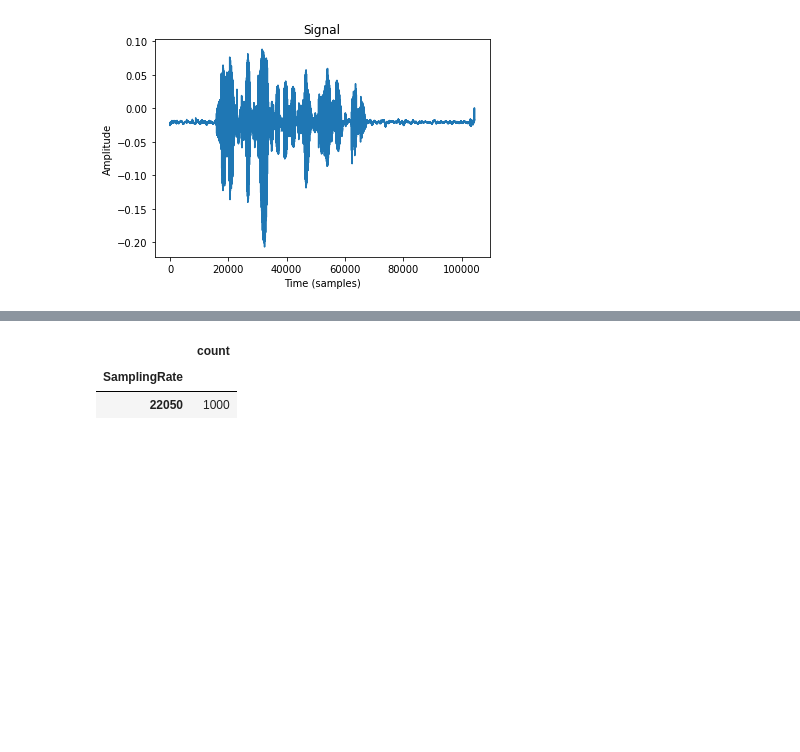
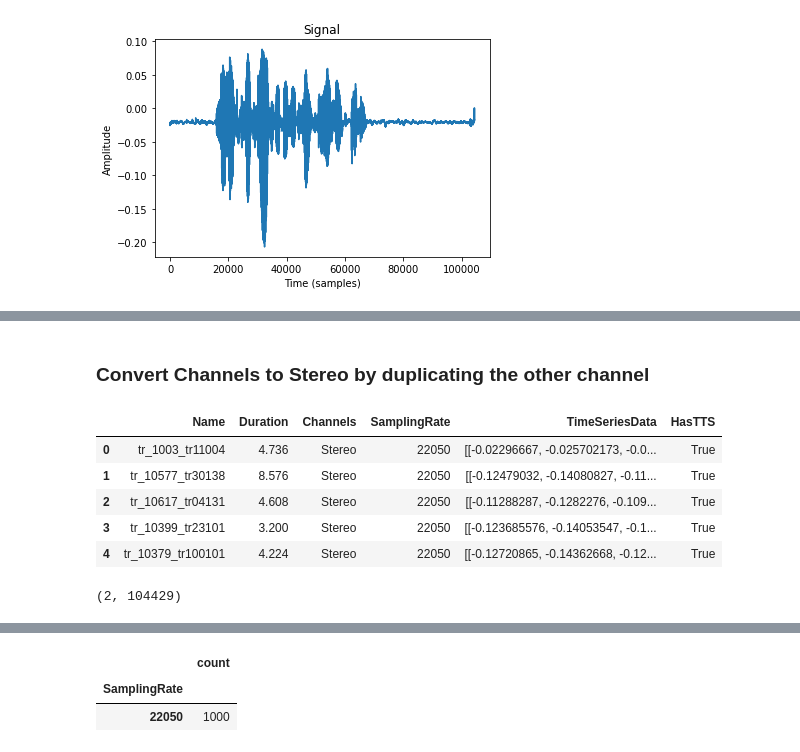
Before and after one commit to ItsDebol/AMH-STT, a Jupyter notebook: notebooks/AudioManipulation.ipynb, the cells around one changed output, grey strips where cells are left out. Saved outputs shown, nothing was run; the diff lists cells and outputs as text; code cells hidden in the pictures; blank space fills up the shorter version.

```diff
--- a/notebooks/AudioManipulation.ipynb
+++ b/notebooks/AudioManipulation.ipynb
@@ -69,0 +57,38 @@ vis.plot_series(df_train_audio_data.loc[0,"TimeSeriesData"])
+# %% [markdown]
+### Convert Channels to Stereo by duplicating the other channel
+# %%
+def to_stereo(y,sr):
+    # if it isnot stereo
+    if (y.shape[0] != 2):
+      y = np.vstack((y, y))
+
+    return [y, sr]
+
+stereo_y = []
+stereo_sr = []
+channels = []
+for y,sr in zip(df_train_audio_data["TimeSeriesData"],df_train_audio_data["SamplingRate"]):
+  str_y = to_stereo(y,sr)
+  stereo_y.append(str_y[0])
+  stereo_sr.append(str_y[1])
+  if str_y[0].shape[0] == 1:
+    channels.append("Mono")
+  else:
+    channels.append("Stereo")
+#   S = librosa.stft(resized[0])
+#   resized_duration.append(librosa.get_duration(S=S, sr=sr))
+df_train_audio_data["TimeSeriesData"] = stereo_y
+df_train_audio_data["SamplingRate"] = stereo_sr
+df_train_audio_data["Channels"] = channels
+df_train_audio_data.head()
+# %% [output]
+|  | Name | Duration | Channels | SamplingRate | TimeSeriesData | HasTTS |
+| 0 | tr_1003_tr11004 | 4.736 | Stereo | 22050 | [[-0.02296667, -0.025702173, -0.0... | True |
+| 1 | tr_10577_tr30138 | 8.576 | Stereo | 22050 | [[-0.12479032, -0.14080827, -0.11... | True |
+| 2 | tr_10617_tr04131 | 4.608 | Stereo | 22050 | [[-0.11288287, -0.1282276, -0.109... | True |
+| 3 | tr_10399_tr23101 | 3.200 | Stereo | 22050 | [[-0.123685576, -0.14053547, -0.1... | True |
+| 4 | tr_10379_tr100101 | 4.224 | Stereo | 22050 | [[-0.12720865, -0.14362668, -0.12... | True |
+# %%
+df_train_audio_data.loc[0,"TimeSeriesData"].shape
+# %% [output]
+(2, 104429)
```
Also changed, not shown: parts of 21 cells of this notebook.
